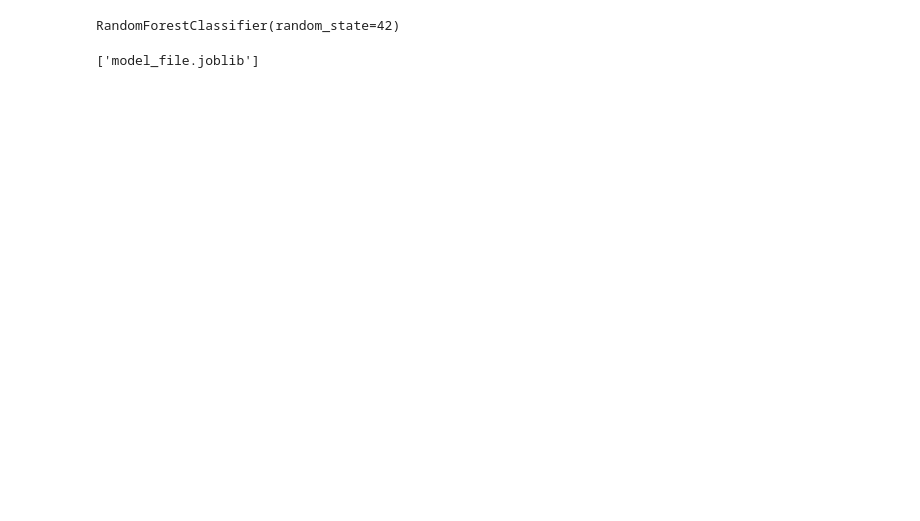
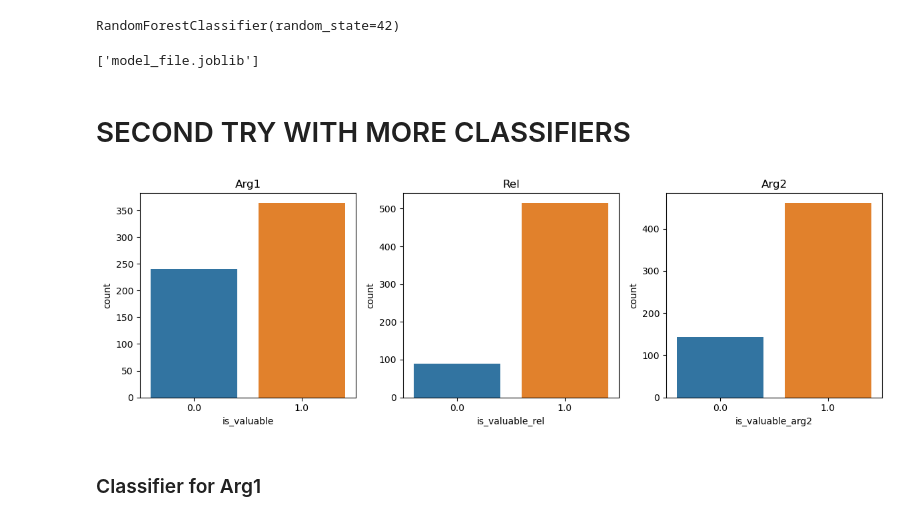
Before and after one commit to Riclaw/CMAP-Generator, a Jupyter notebook: classifier.ipynb, the cells around one changed output. Cells and saved outputs as stored; diff of their text form; code cells hidden in the pictures; blank space fills up the shorter version.

Commit message:
Classifier aggiornato

```diff
--- a/classifier.ipynb
+++ b/classifier.ipynb
@@ -61,0 +97,39 @@ dump(model, 'model_file.joblib')
+# %% [markdown]
+# SECOND TRY WITH MORE CLASSIFIERS
+# %%
+mie = pd.read_excel("final.xlsx")
+ric = pd.read_csv("150ric.csv")
+ele = pd.read_csv("150ele.csv")
+domi = pd.read_csv("150domi.csv")
+mie.drop(['Unnamed: 0'],axis=1,inplace=True)
+ele.drop(['Unnamed: 0', 'Unnamed: 0.1'],axis=1,inplace=True)
+# %%
+mie=mie.iloc[:605,:]
+mie.drop(mie[mie["is_valuable"] == "q"].index, inplace = True)
+mie["negated"]=mie["negated"].apply(lambda x: 1 if x==True else 0)
+mie["passive"]=mie["passive"].apply(lambda x: 1 if x==True else 0)
+ele["negated"]=ele["negated"].apply(lambda x: 1 if x==True else 0)
+mie["passive"]=mie["passive"].astype(float)
+mie["negated"]=mie["negated"].astype(float)
+ele["negated"]=ele["negated"].astype(float)
+ele["is_valuable"]=ele["is_valuable"].astype(float)
+mie["is_valuable"]=mie["is_valuable"].astype(float)
+ele["is_valuable_rel"]=ele["is_valuable_rel"].astype(float)
+mie["is_valuable_rel"]=mie["is_valuable_rel"].astype(float)
+ele["is_valuable_arg2"]=ele["is_valuable_arg2"].astype(float)
+mie["is_valuable_arg2"]=mie["is_valuable_arg2"].astype(float)
+ric.rename(columns={"arg1_val": "is_valuable","rel_val":"is_valuable_rel","arg2_val":"is_valuable_arg2"},inplace=True)
+# %%
+final=pd.concat([mie,ric,ele,domi]).reset_index(drop=True)
+# %%
+fig, axes = plt.subplots(1, 3, figsize=(12, 4))
+sns.countplot(data=final, x='is_valuable', ax=axes[0])
+axes[0].set_title('Arg1')
+sns.countplot(data=final, x='is_valuable_rel', ax=axes[1])
+axes[1].set_title('Rel')
+sns.countplot(data=final, x='is_valuable_arg2', ax=axes[2])
+axes[2].set_title('Arg2')
+plt.tight_layout()
+plt.show()
+# %% [output]
+[figure, added]
@@ -61,0 +173,2 @@ dump(model, 'model_file.joblib')
+# %% [markdown]
+### Classifier for Arg1
```
Also changed, not shown: parts of 18 cells of this notebook, 3 other files.
